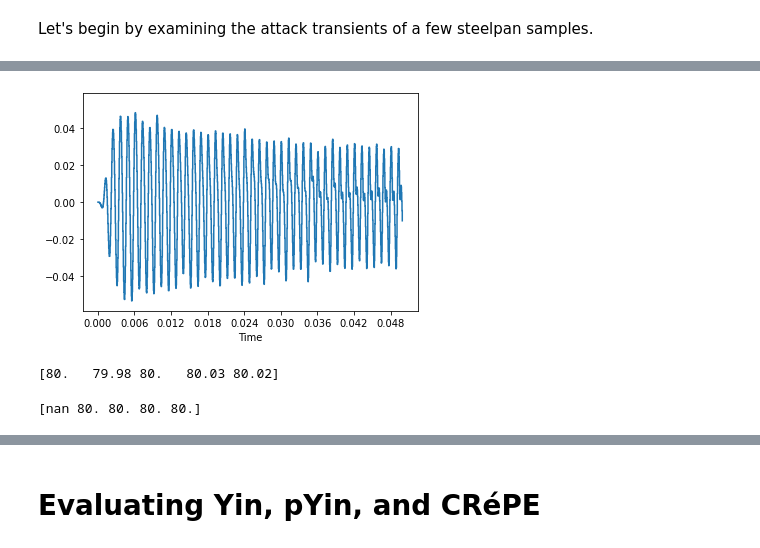
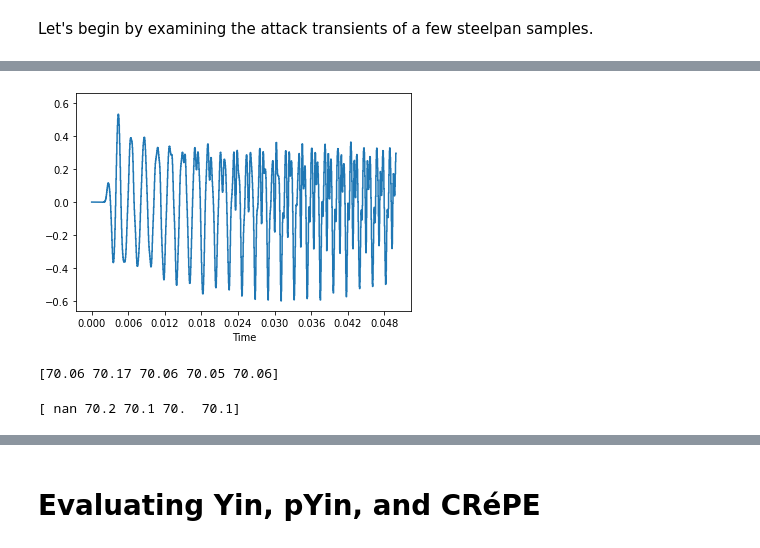
Before and after one commit to malloyca/steelpan-pitch-private, a Jupyter notebook: onset-pitch/steelpan_onset.ipynb, the cells around one changed output, grey strips where cells are left out. Drawn from its saved outputs; the diff is of its cells as text; code cells hidden in the pictures.

Commit message:
Update audio sample preview

```diff
--- a/onset-pitch/steelpan_onset.ipynb
+++ b/onset-pitch/steelpan_onset.ipynb
@@ -72,7 +72,7 @@ Let's begin by examining the attack transients of a few steelpan samples.
 # %%
 frame_length = 2048
 # %%
-audio_01, sr = librosa.load('/content/SASSE_tiny_16/train/60_train_sample_101.wav')
+audio_01, sr = librosa.load('/content/SASSE_48/validation/60_valid_sample_7.wav')
 
 #plot first 50 ms
 fig, ax = plt.subplots()
@@ -102,5 +102,5 @@ print(np.round(crepe_pred,2))
 # %%
-audio_02, sr = librosa.load('/content/SASSE_tiny_16/train/65_train_sample_5.wav')
+audio_02, sr = librosa.load('/content/SASSE_48/validation/65_valid_sample_33.wav')
 
 #plot first 50 ms
 fig, ax = plt.subplots()
@@ -130,24 +130,24 @@ print(np.round(crepe_pred,2))
 # %%
-audio_03, sr = librosa.load('/content/SASSE_tiny_16/train/80_train_sample_142.wav')
+audio_03, sr = librosa.load('/content/SASSE_48/validation/70_valid_sample_86.wav')
 
 #plot first 50 ms
 fig, ax = plt.subplots()
 librosa.display.waveshow(audio_03[:int(0.05*sr)], sr=sr, ax=ax)
 plt.show()
 # %% [output]
-[figure, old version]
+[figure, new version]
 # %%
 yin_out = librosa.yin(audio_03[:frame_length], fmin=librosa.note_to_hz('C2'), fmax=librosa.note_to_hz('C7'))
 yin_out = librosa.hz_to_midi(yin_out)
 print(np.round(yin_out,2))
 # %% [output]
-[80.   79.98 80.   80.03 80.02]
+[70.06 70.17 70.06 70.05 70.06]
 # %%
 pyin_out, _, _ = librosa.pyin(audio_03[:frame_length], fmin=librosa.note_to_hz('C2'), fmax=librosa.note_to_hz('C7'))
 pyin_out = librosa.hz_to_midi(pyin_out)
 print(pyin_out)
 # %% [output]
-[nan 80. 80. 80. 80.]
+[ nan 70.2 70.1 70.  70.1]
 # %%
 time, crepe_pred, _, _ = crepe.predict(audio_03[:frame_length], sr, viterbi=True)
 crepe_pred = librosa.hz_to_midi(crepe_pred)
```
Also changed, not shown: parts of 13 cells of this notebook.
